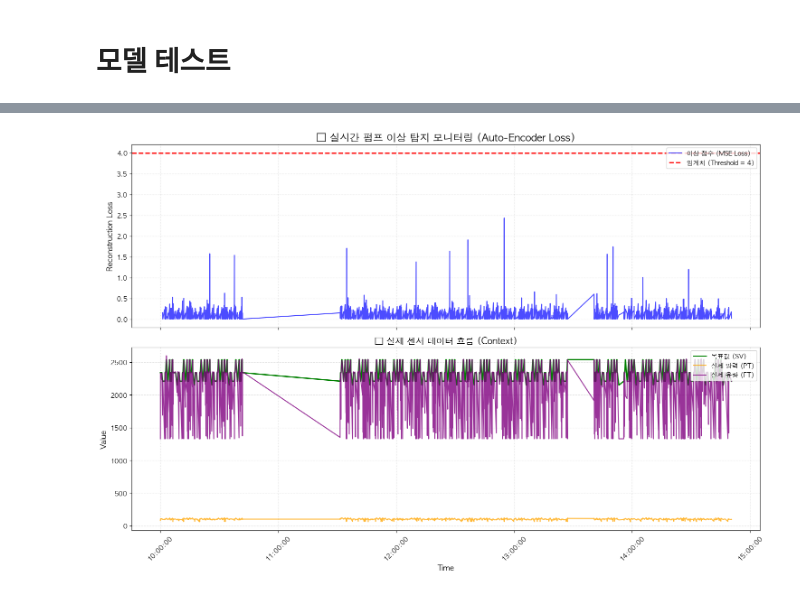
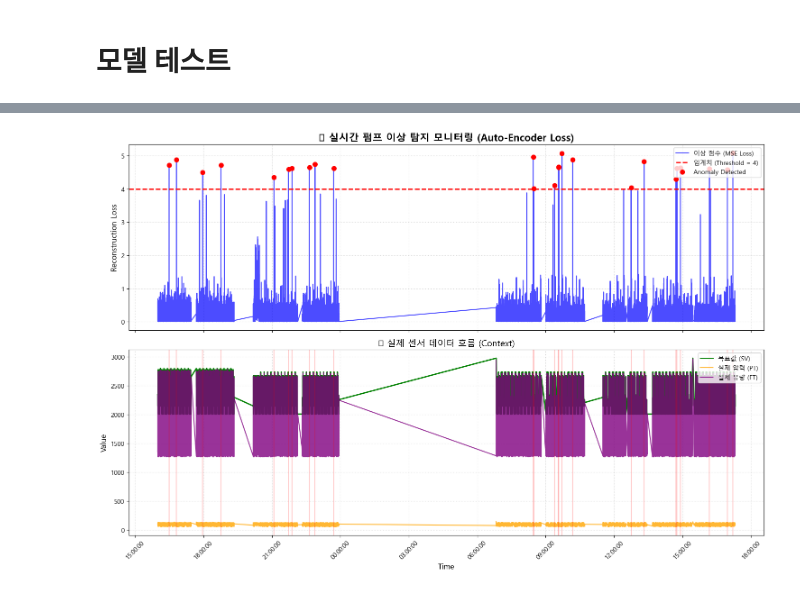
Before and after one commit to JeonJae02/KTA_Train, a Jupyter notebook: train_pump.ipynb, the cells around one changed output, grey strips where cells are left out. Saved outputs shown, nothing was run; the diff lists cells and outputs as text; code cells hidden in the pictures.

```diff
--- a/train_pump.ipynb
+++ b/train_pump.ipynb
@@ -16,6 +16,14 @@ TANK_ID = 'P1' # 나중에 T2, T3 등으로 변경
 ROBOT_ID = 'RB1' # 나중에 R2, R3 등으로 변경
 MODEL_SAVE_DIR = './models' # 모델과 스케일러를 저장할 폴더
 os.makedirs(MODEL_SAVE_DIR, exist_ok=True)
+
+# ==========================================
+# 📅 Train / Valid / Test 기간 분리 (겹치지 않음!)
+# 전체 가용 구간: 2026-09-10 07:00 ~ 2026-09-18 11:00 (8일 4시간)
+# ==========================================
+TRAIN_START, TRAIN_END = "2026-09-10T07:00:00Z", "2026-09-16T07:00:00Z"  # 6일 - 학습
+VALID_START, VALID_END = "2026-09-16T07:00:00Z", "2026-09-17T07:00:00Z"  # 1일 - 검증
+TEST_START,  TEST_END  = "2026-09-17T07:00:00Z", "2026-09-18T11:00:00Z"  # 1일 4시간 - 테스트(이상탐지)
 # %%
 def prepare_pump_features(raw_df, pump_id, tank_id, robot_id):
     """
@@ -112,7 +120,7 @@ print("✅ 동적 피처 생성 함수 완료! (Prev_SV 연속 상태 반영)")
 ## 받아오는것은 직접해라.
 # %%
 # 한글 폰트 설정
-plt.rc('font', family='AppleGothic')
+plt.rc('font', family='Malgun Gothic')  # Windows 기본 한글 폰트
 plt.rcParams['axes.unicode_minus'] = False
 
 # 1. 추출기 가동 (어제 하루치 데이터만 가져오기)
@@ -318,6 +334,6 @@ scaler = joblib.load(f'{MODEL_SAVE_DIR}/scaler_{PUMP_ID}.pkl')
 from Fast_Log_Ext import Fast_LogExtractor
 
 fext = Fast_LogExtractor()
-test_df = fext.get_data(start_time="2026-04-18T01:00:00Z", end_time="2026-04-18T15:00:00Z", target_tags=target_tags)
+test_df = fext.get_data(start_time=TEST_START, end_time=TEST_END, target_tags=target_tags)
 # %% [output]
 🔌 [Extractor] InfluxDB 분석용 추출기 연결 완료!
@@ -376,9 +398,10 @@ for i in range(len(test_df)):
         'Actual_PT': df_processed['Scale_Out___PT_P1'].values[0]
     })
 
-    # 리스트를 데이터프레임으로 변환
-    results_df = pd.DataFrame(inference_results)
-    print(f"✅ 총 {len(results_df)}틱의 추론 결과 수집 완료!")
+    # (성능) 매 틱마다 DataFrame을 통째로 재생성하면 O(n^2)이라 5만 틱까지 가면
+    # 매우 느려진다 - 리스트 길이만 세고, DataFrame은 루프가 끝난 뒤 한 번만 만든다.
+    if len(inference_results) % 1000 == 0:
+        print(f"✅ 총 {len(inference_results)}틱의 추론 결과 수집 완료!")
 
     # 테스트를 위해 일정량 수집 후 종료 (필요시 조절)
     if len(inference_results) >= 50000:
@@ -507,8 +544,7 @@ import matplotlib.dates as mdates
 import seaborn as sns
 
 # 한글 폰트 설정 (폰트 깨짐 방지 - 환경에 맞게 수정 필요)
-plt.rcParams['font.family'] = 'AppleGothic' # Windows
-# plt.rcParams['font.family'] = 'AppleGothic' # Mac
+plt.rcParams['font.family'] = 'Malgun Gothic'  # Windows 기본 한글 폰트
 plt.rcParams['axes.unicode_minus'] = False
 
 def plot_anomaly_results(results_df, threshold=0.5):
@@ -542,31 +578,31 @@ def plot_anomaly_results(results_df, threshold=0.5):
     ax1.grid(True, linestyle=':', alpha=0.6)
     ax1.legend(loc='upper right')
 
     # -----------------------------------------------------------
     # [Bottom 그래프] 원본 시계열 데이터 흐름 (SV, PT, FT)
     # -----------------------------------------------------------
     ax2.plot(results_df['Time'], results_df['Target_SV'], color='green', linestyle='-', linewidth=2, label='목표값 (SV)')
     ax2.plot(results_df['Time'], results_df['Actual_PT'], color='orange', linestyle='-', alpha=0.8, label='실제 압력 (PT)')
     ax2.plot(results_df['Time'], results_df['Actual_FT'], color='purple', linestyle='-', alpha=0.8, label='실제 유량 (FT)')
 
     # 아래쪽 그래프에도 이상 구간을 연한 빨간색 세로 배경으로 표시
     for anomaly_time in anomalies['Time']:
         ax2.axvline(x=anomaly_time, color='red', alpha=0.2, linestyle='-')
 
     ax2.set_title("📈 실제 센서 데이터 흐름 (Context)", fontsize=14)
     ax2.set_xlabel("Time", fontsize=12)
     ax2.set_ylabel("Value", fontsize=12)
     ax2.grid(True, linestyle=':', alpha=0.6)
     ax2.legend(loc='upper right')
 
     # X축 시간 포맷팅 (HH:MM:SS 형태로 깔끔하게)
     ax2.xaxis.set_major_formatter(mdates.DateFormatter('%H:%M:%S'))
     plt.xticks(rotation=45)
 
     plt.tight_layout()
     plt.show()
 
 # 함수 실행!
 plot_anomaly_results(results_df, threshold=THRESHOLD)
 # %% [output]
-[figure, old version]
+[figure, new version]
```
Also changed, not shown: parts of 6 cells of this notebook, 28 other files.
